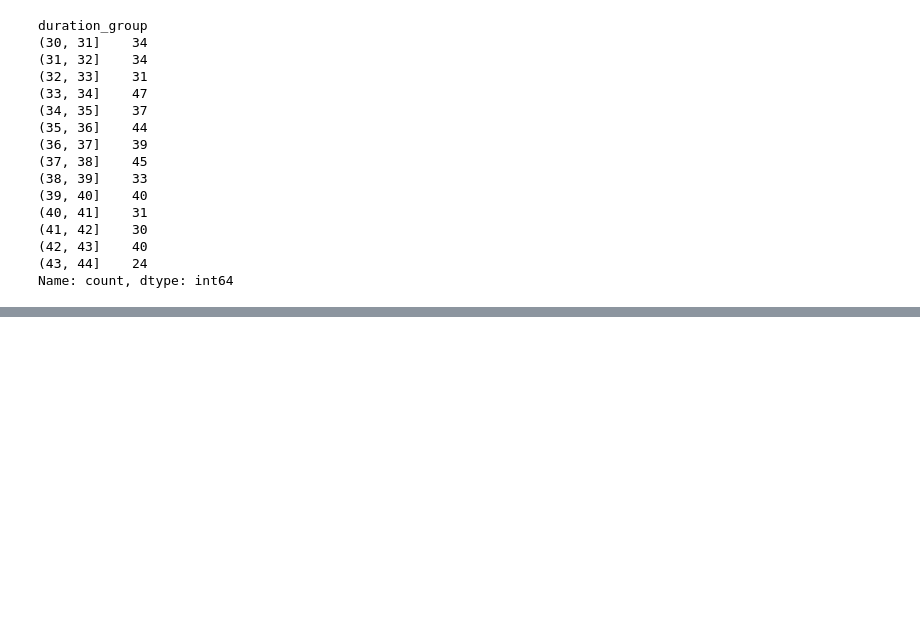
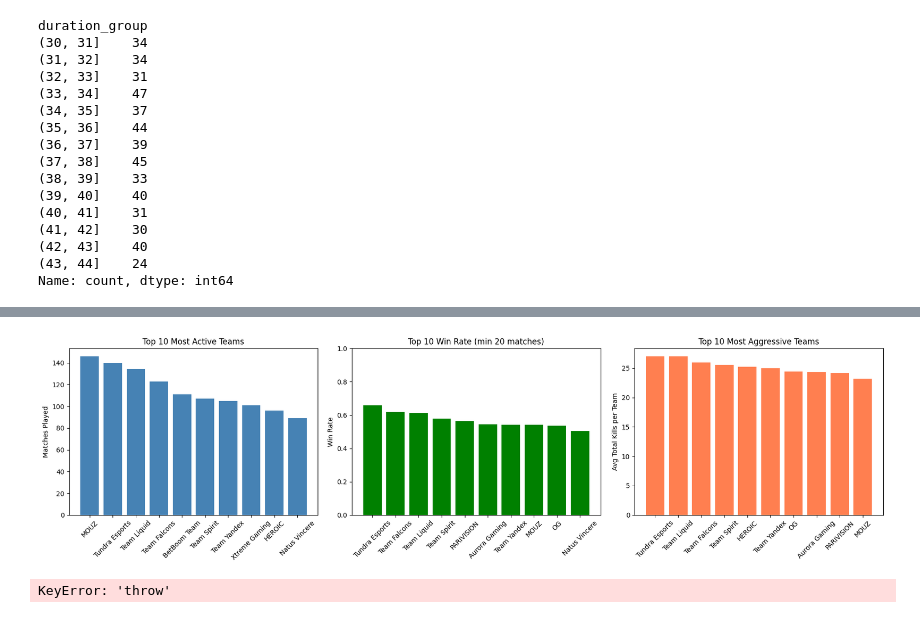
Before and after one commit to chokiarmando-lab/dota2-team-performance-analysis, a Jupyter notebook: notebooks/03-eda.ipynb, the cells around one changed output, grey strips where cells are left out. Saved outputs shown, nothing was run; the diff lists cells and outputs as text; code cells hidden in the pictures; blank space fills up the shorter version.

```diff
--- a/notebooks/03-eda.ipynb
+++ b/notebooks/03-eda.ipynb
@@ -313,0 +232,56 @@ df
+# %%
+# ============================================================
+# 6. VISUALIZATIONS: TEAM RANKINGS
+# ============================================================
+
+fig, axes = plt.subplots(1, 3, figsize=(18, 5))
+
+# Top 10 most active teams
+top_active = (team_stats
+    .sort_values("total_matches", ascending=False)
+    .head(10))
+axes[0].bar(top_active["team_name"], top_active["total_matches"], color="steelblue")
+axes[0].set_title("Top 10 Most Active Teams")
+axes[0].set_ylabel("Matches Played")
+axes[0].tick_params(axis="x", rotation=45)
+
+# Top 10 by win rate (min 20 matches)
+top_winrate = (team_stats[team_stats["total_matches"] >= 20]
+    .sort_values("winrate", ascending=False)
+    .head(10))
+axes[1].bar(top_winrate["team_name"], top_winrate["winrate"], color="green")
+axes[1].set_title("Top 10 Win Rate (min 20 matches)")
+axes[1].set_ylabel("Win Rate")
+axes[1].set_ylim(0, 1)
+axes[1].tick_params(axis="x", rotation=45)
+
+# Top 10 most aggressive teams (avg kills per game)
+top_kills = (team_stats[team_stats["total_matches"] >= 20]
+            .sort_values("avg_kills", ascending=False)
+            .head(10))
+axes[2].bar(top_kills["team_name"], top_kills["avg_kills"], color="coral")
+axes[2].set_title("Top 10 Most Aggressive Teams")
+axes[2].set_ylabel("Avg Total Kills per Team")
+axes[2].tick_params(axis="x", rotation=45)
+
+plt.tight_layout()
+plt.show()
+# %% [output]
+[figure, added]
+# %%
+# ============================================================
+# 7. THROW & COMEBACK ANALYSIS
+# ============================================================
+
+# throw   : nilai net worth advantage saat tim yg unggul akhirnya kalah
+# comeback: nilai net worth disadvantage saat tim yg tertinggal berhasil menang
+# NaN di throw  = tidak ada throw di match tersebut
+# NaN di comeback = tidak ada comeback di match tersebut
+
+throw_matches    = df[df["throw"].notna()].copy()
+comeback_matches = df[df["comeback"].notna()].copy()
+
+print(f"Total matches dengan throw   : {len(throw_matches)} ({len(throw_matches)/len(df):.1%})")
+print(f"Total matches dengan comeback: {len(comeback_matches)} ({len(comeback_matches)/len(df):.1%})")
+# %% [output]
+KeyError: 'throw'
```
Also changed, not shown: parts of 26 cells of this notebook, 4 other files.
